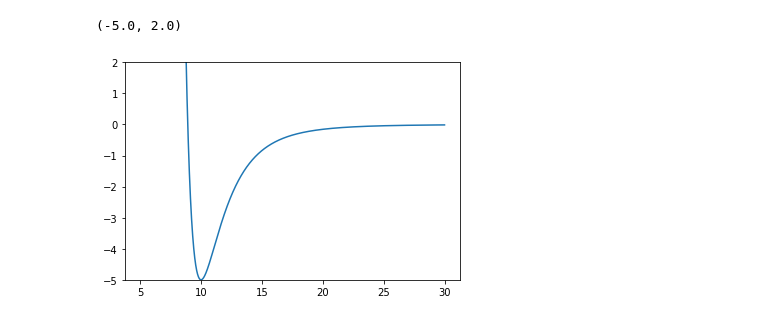
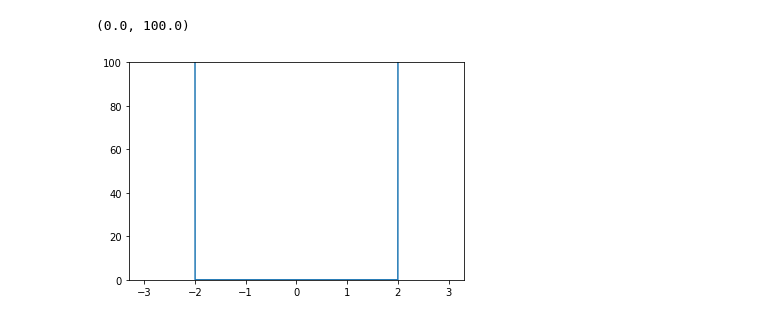
Before and after one commit to rvanco/Projet_info_Schrodinger_M1, a Jupyter notebook: dichotomie_final.ipynb, the cells around one changed output. Saved outputs shown, nothing was run; the diff lists cells and outputs as text; code cells hidden in the pictures.

```diff
--- a/dichotomie_final.ipynb
+++ b/dichotomie_final.ipynb
@@ -280,17 +276,17 @@ def recherche(V,E_min,E_max,dE,sens,x_range,Nb_passage,It_passage,zoom,delta_E,e
     #return E_dich_list
 # %%
 #CONTIENT LA PLAGE DES VALEURS DE X UTILES,LA VALEUR DE LA PREMIERE DERIVEE EN x_m, ET LE POTENTIEL. TRACE LE POTENTIEL.
-V=V3 #potentiel utilisé
-x_m=5
-x_M=30
+V=V6 #potentiel utilisé
+x_m=-3
+x_M=3
 dx=10**(-2)
 eps=dx*10**(-5)
 x_range = np.linspace(x_m,x_M,int((x_M-x_m)/dx))
 plt.plot(x_range,V(x_range))
 #plt.yscale('log')
-plt.ylim(-5,2)
+plt.ylim(0,100)
 # %% [output]
-(-5.0, 2.0)
+(0.0, 100.0)
-[figure, old version]
+[figure, new version]
 # %%
 #CONTIENT LA PLAGE D'ENERGIE A TESTER, LE PAS D'ENERGIE POUR LA RECHERCHE LINEAIRE ET LES PARAMETRES DE LA DICHOTOMIE
```
Also changed, not shown: parts of 4 cells of this notebook.
